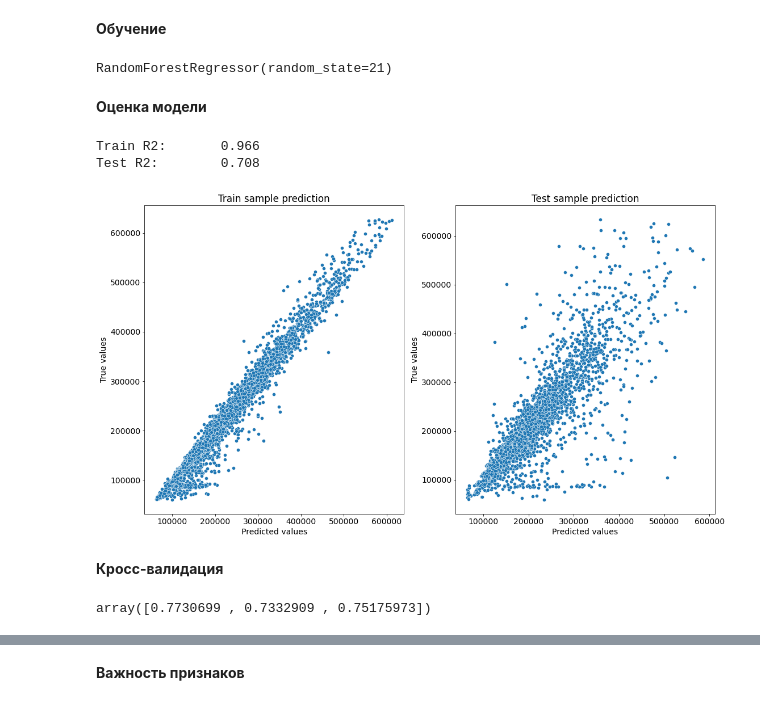
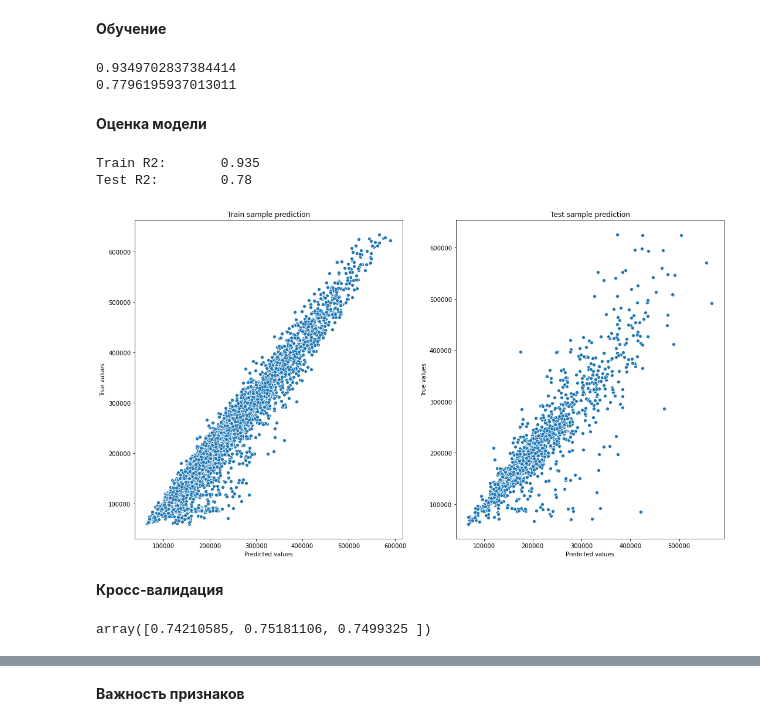
Before and after one commit to nglaz0v/Python_Libraries, a Jupyter notebook: project/REPP_project.ipynb, the cells around one changed output, grey strips where cells are left out. Saved outputs shown, nothing was run; the diff lists cells and outputs as text; code cells hidden in the pictures.

```diff
--- a/project/REPP_project.ipynb
+++ b/project/REPP_project.ipynb
@@ -881 +871,13 @@ test_df = test_df[feature_names + new_feature_names]
+# %%
+features_gen = FeatureGenerator()
+features_gen.fit(train_df)
+train_df = features_gen.new_features(train_df)
+train_df = features_gen.drop_outliers(train_df)
+test_df = features_gen.new_features(test_df)
+# %%
+X = train_df.drop(columns=target_name)
+y = train_df[target_name]
+X_train, X_test, y_train, y_test = train_test_split(X, y, test_size=0.15, random_state=100)
+X_valid = X_test
+y_valid = y_test
 # %%
@@ -886,29 +888,39 @@ X_train.isna().sum().sum(), X_valid.isna().sum().sum(), test_df.isna().sum().sum
 ### 7. Построение модели  <a class='anchor' id='modeling'>
 # %% [markdown]
 **Обучение**
-# %%
-my_model = RandomForestRegressor(max_features="sqrt", random_state=21, criterion='mse')
-my_model.fit(X_train, y_train)
-# %% [output]
-RandomForestRegressor(random_state=21)
+# %%
+from sklearn.ensemble import RandomForestRegressor
+# from sklearn.ensemble import StackingRegressor, VotingRegressor, BaggingRegressor, GradientBoostingRegressor
+# from sklearn.linear_model import LinearRegression, Lasso, Ridge, ElasticNet, LassoCV, RidgeCV, ElasticNetCV
+
+rf_model = RandomForestRegressor(n_estimators=200, max_depth=14, max_features="sqrt", random_state=21, criterion='mse')
+rf_model.fit(X_train, y_train)
+
+y_train_preds = rf_model.predict(X_train)
+y_test_preds = rf_model.predict(X_test)
+print(r2(y_train, y_train_preds))
+print(r2(y_test, y_test_preds))
+# %% [output]
+0.9349702837384414
+0.7796195937013011
 # %% [markdown]
 **Оценка модели**
 # %%
-y_train_preds = my_model.predict(X_train)
-y_test_preds = my_model.predict(X_valid)
+y_train_preds = rf_model.predict(X_train)
+y_test_preds = rf_model.predict(X_valid)
 
 evaluate_preds(y_train, y_train_preds, y_valid, y_test_preds)
 # %% [output]
-Train R2:       0.966
-Test R2:        0.708
+Train R2:       0.935
+Test R2:        0.78
-[figure, old version]
+[figure, new version]
 # %% [markdown]
 **Кросс-валидация**
 # %%
-cv_score = cross_val_score(my_model, X_train, y_train, scoring='r2', cv=KFold(n_splits=3, shuffle=True, random_state=21))
+cv_score = cross_val_score(rf_model, X_train, y_train, scoring='r2', cv=KFold(n_splits=3, shuffle=True, random_state=21))
 cv_score
 # %% [output]
-array([0.7730699 , 0.7332909 , 0.75175973])
+array([0.74210585, 0.75181106, 0.7499325 ])
 # %%
 cv_score.mean()
 # %% [output]
```
Also changed, not shown: parts of 77 cells of this notebook.
